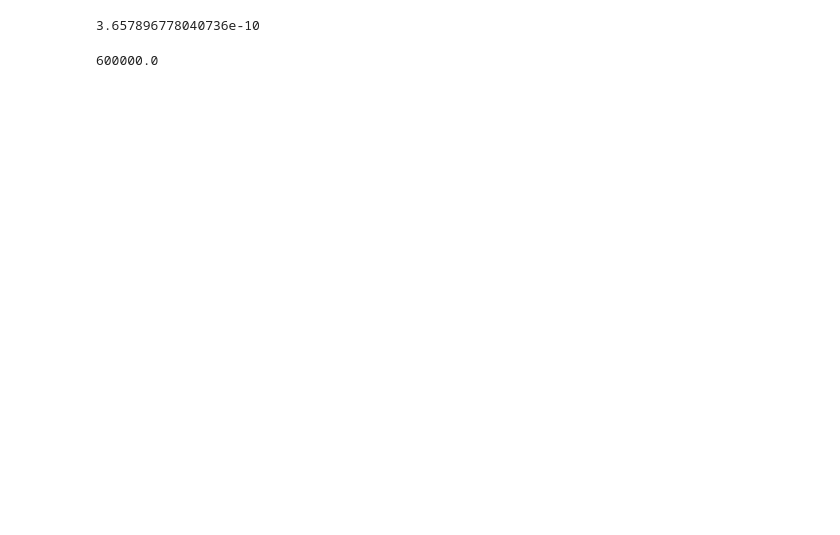
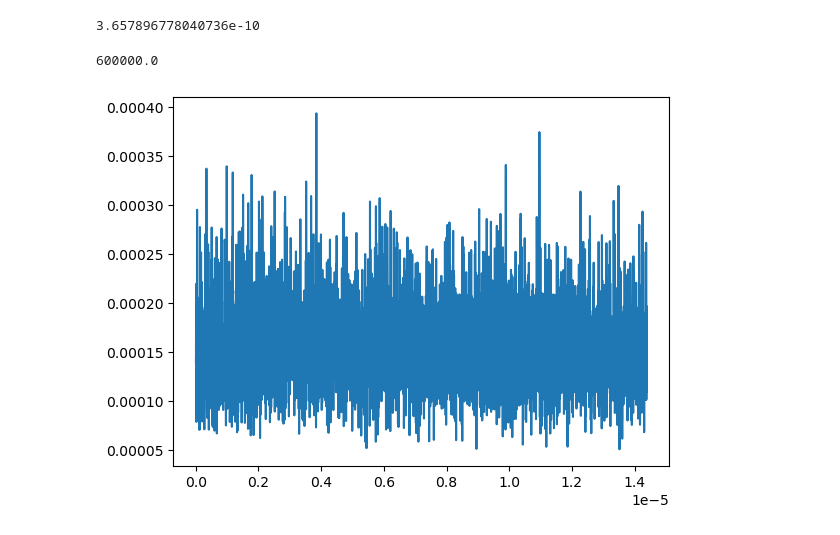
Before and after one commit to gsgall/salamander, a Jupyter notebook: fourier-flow/fourier-flow.ipynb, the cells around one changed output. Saved outputs shown, nothing was run; the diff lists cells and outputs as text; code cells hidden in the pictures; blank space fills up the shorter version.

```diff
--- a/fourier-flow/fourier-flow.ipynb
+++ b/fourier-flow/fourier-flow.ipynb
@@ -31,3 +32,11 @@ average_start_start = 2.1e-3 / dt
 print(average_start_start)
 # %% [output]
 600000.0
+# %%
+data = pd.read_csv("real_out.csv")
+
+plt.figure()
+plt.plot(data["time"], data["total_energy"])
+plt.show()
+# %% [output]
+[figure, added]
```
Also changed, not shown: parts of 1 cell of this notebook, 9 other files.
